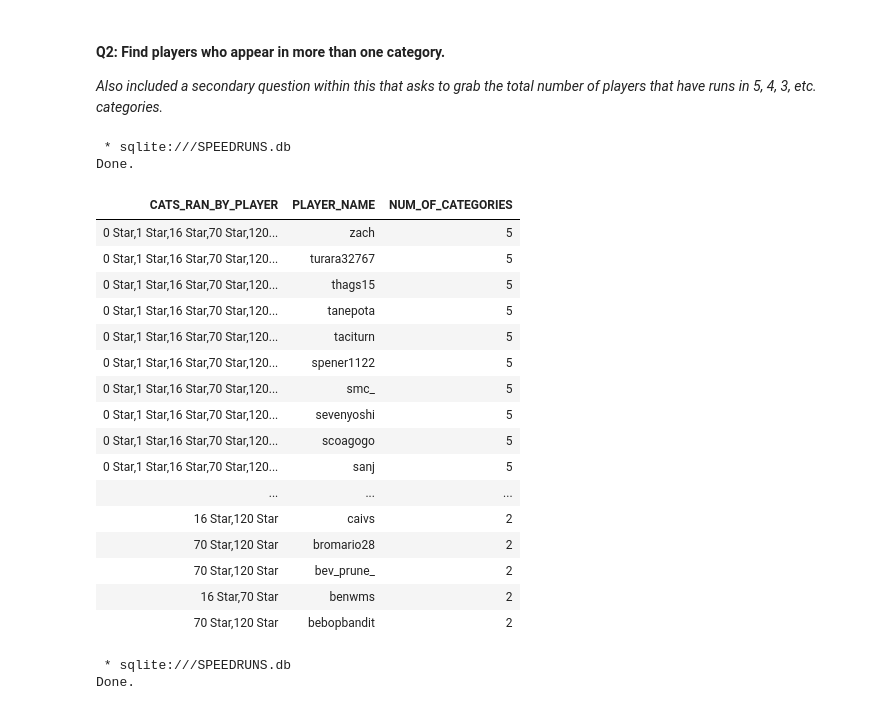
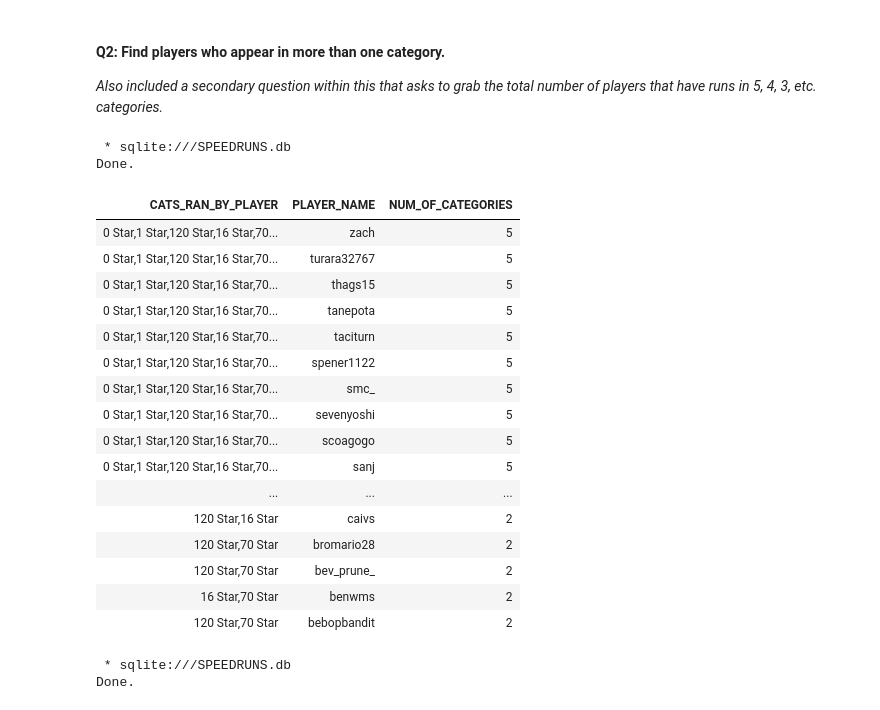
Before and after one commit to ouchmode/SM64-Speedrun-Data, a Jupyter notebook: SM64_Speedruns.ipynb, the cells around one changed output. Drawn from its saved outputs; the diff is of its cells as text; code cells hidden in the pictures.

```diff
--- a/SM64_Speedruns.ipynb
+++ b/SM64_Speedruns.ipynb
@@ -262,34 +275,34 @@ Done.
 # %%
 %%sql
 
 /*Learned about the GROUP_CONCAT() function which lets you concat grouped values.
-  In this, I'm using it to display all of the categories that a user has entered a run in.*/
+  In this, Im using it to display all of the categories that a user has entered a run in.*/
 
 SELECT GROUP_CONCAT(CATEGORY) AS CATS_RAN_BY_PLAYER, PLAYER_NAME, COUNT(PLAYER_NAME) AS NUM_OF_CATEGORIES
 FROM ALL_CAT_SPEEDRUNS
 GROUP BY PLAYER_NAME
 HAVING COUNT(PLAYER_NAME) BETWEEN 1 AND 5
 ORDER BY NUM_OF_CATEGORIES DESC;
 # %% [output]
  * sqlite:///SPEEDRUNS.db
 Done.
 | CATS_RAN_BY_PLAYER | PLAYER_NAME | NUM_OF_CATEGORIES |
-| 0 Star,1 Star,16 Star,70 Star,120... | zach | 5 |
-| 0 Star,1 Star,16 Star,70 Star,120... | turara32767 | 5 |
-| 0 Star,1 Star,16 Star,70 Star,120... | thags15 | 5 |
-| 0 Star,1 Star,16 Star,70 Star,120... | tanepota | 5 |
-| 0 Star,1 Star,16 Star,70 Star,120... | taciturn | 5 |
-| 0 Star,1 Star,16 Star,70 Star,120... | spener1122 | 5 |
-| 0 Star,1 Star,16 Star,70 Star,120... | smc_ | 5 |
-| 0 Star,1 Star,16 Star,70 Star,120... | sevenyoshi | 5 |
-| 0 Star,1 Star,16 Star,70 Star,120... | scoagogo | 5 |
-| 0 Star,1 Star,16 Star,70 Star,120... | sanj | 5 |
+| 0 Star,1 Star,120 Star,16 Star,70... | zach | 5 |
+| 0 Star,1 Star,120 Star,16 Star,70... | turara32767 | 5 |
+| 0 Star,1 Star,120 Star,16 Star,70... | thags15 | 5 |
+| 0 Star,1 Star,120 Star,16 Star,70... | tanepota | 5 |
+| 0 Star,1 Star,120 Star,16 Star,70... | taciturn | 5 |
+| 0 Star,1 Star,120 Star,16 Star,70... | spener1122 | 5 |
+| 0 Star,1 Star,120 Star,16 Star,70... | smc_ | 5 |
+| 0 Star,1 Star,120 Star,16 Star,70... | sevenyoshi | 5 |
+| 0 Star,1 Star,120 Star,16 Star,70... | scoagogo | 5 |
+| 0 Star,1 Star,120 Star,16 Star,70... | sanj | 5 |
 | ... | ... | ... |
-| 16 Star,120 Star | caivs | 2 |
-| 70 Star,120 Star | bromario28 | 2 |
-| 70 Star,120 Star | bev_prune_ | 2 |
+| 120 Star,16 Star | caivs | 2 |
+| 120 Star,70 Star | bromario28 | 2 |
+| 120 Star,70 Star | bev_prune_ | 2 |
 | 16 Star,70 Star | benwms | 2 |
-| 70 Star,120 Star | bebopbandit | 2 |
+| 120 Star,70 Star | bebopbandit | 2 |
 # %%
 %%sql
 
```
Also changed, not shown: parts of 23 cells of this notebook.
